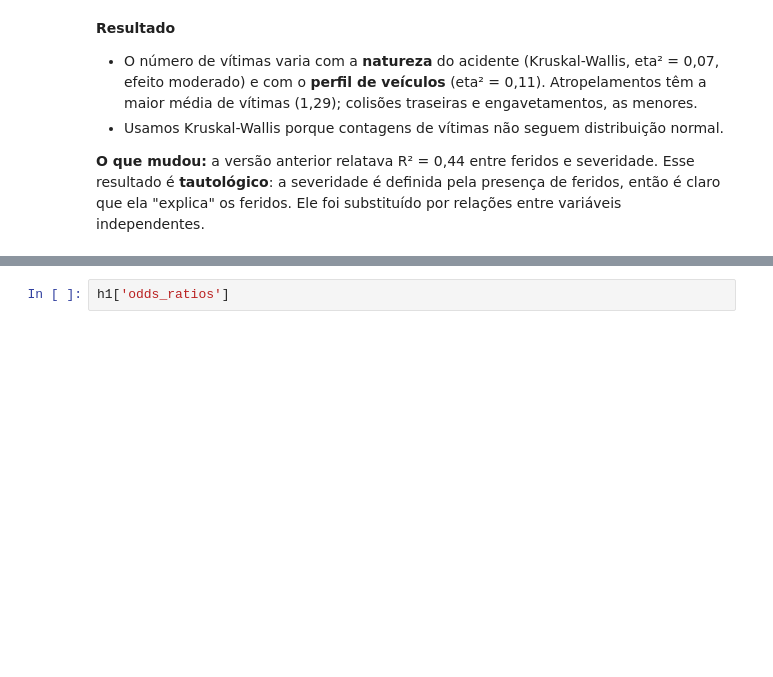
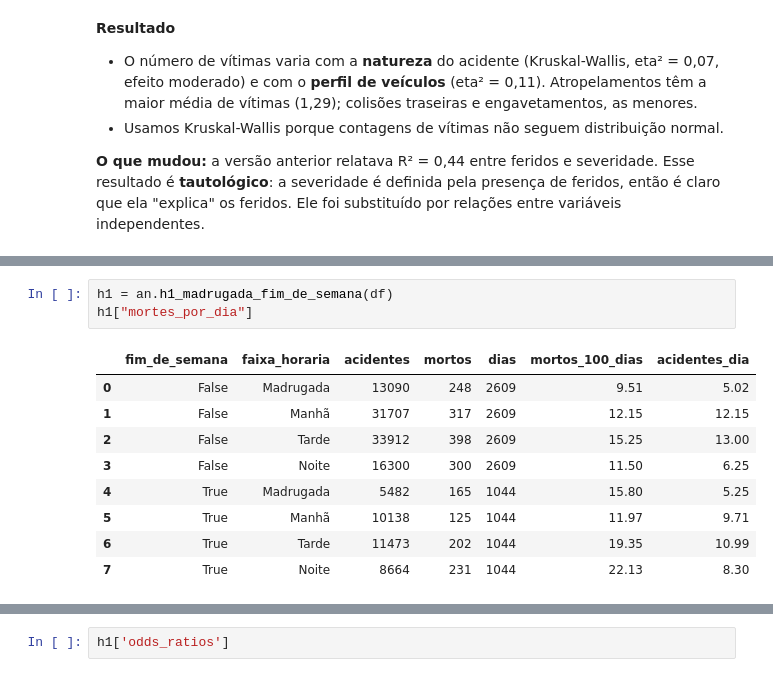
Before and after one commit to jotap53/eda_sinistros_de_transito_fortaleza, a Jupyter notebook: notebooks/03_inferencia.ipynb, the cells around one changed output, grey strips where cells are left out. Cells and saved outputs as stored; diff of their text form; blank space fills up the shorter version.

```diff
--- a/notebooks/03_inferencia.ipynb
+++ b/notebooks/03_inferencia.ipynb
@@ -118,0 +114,13 @@ pd.DataFrame({"madrugada": h1["resumo"]["rr_madrugada"],
+# %%
+h1 = an.h1_madrugada_fim_de_semana(df)
+h1["mortes_por_dia"]
+# %% [output]
+|  | fim_de_semana | faixa_horaria | acidentes | mortos | dias | mortos_100_dias | acidentes_dia |
+| 0 | False | Madrugada | 13090 | 248 | 2609 | 9.51 | 5.02 |
+| 1 | False | Manhã | 31707 | 317 | 2609 | 12.15 | 12.15 |
+| 2 | False | Tarde | 33912 | 398 | 2609 | 15.25 | 13.00 |
+| 3 | False | Noite | 16300 | 300 | 2609 | 11.50 | 6.25 |
+| 4 | True | Madrugada | 5482 | 165 | 1044 | 15.80 | 5.25 |
+| 5 | True | Manhã | 10138 | 125 | 1044 | 11.97 | 9.71 |
+| 6 | True | Tarde | 11473 | 202 | 1044 | 19.35 | 10.99 |
+| 7 | True | Noite | 8664 | 231 | 1044 | 22.13 | 8.30 |
```
Also changed, not shown: parts of 10 cells of this notebook, 15 other files.
